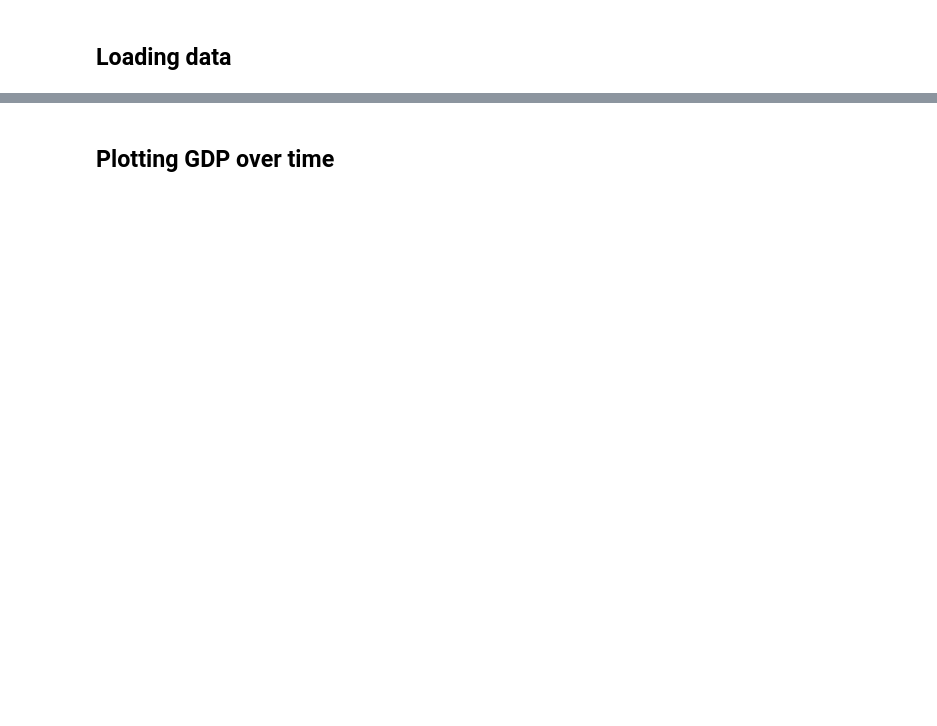
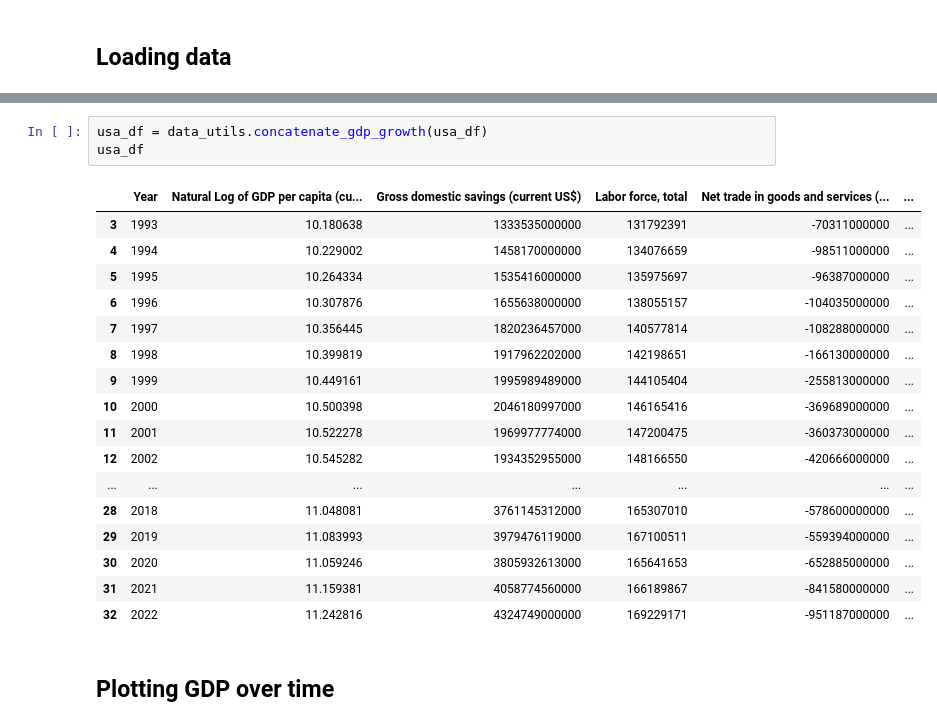
Before and after one commit to adityapentyala/egd-assignment, a Jupyter notebook: src/usa_regression.ipynb, the cells around one changed output, grey strips where cells are left out. Saved outputs shown, nothing was run; the diff lists cells and outputs as text; blank space fills up the shorter version.

```diff
--- a/src/usa_regression.ipynb
+++ b/src/usa_regression.ipynb
@@ -38,3 +19,24 @@ explanatory
+# %%
+usa_df = data_utils.concatenate_gdp_growth(usa_df)
+usa_df
+# %% [output]
+|  | Year | Natural Log of GDP per capita (cu... | Gross domestic savings (current US$) | Labor force, total | Net trade in goods and services (... | ... |
+| 3 | 1993 | 10.180638 | 1333535000000 | 131792391 | -70311000000 | ... |
+| 4 | 1994 | 10.229002 | 1458170000000 | 134076659 | -98511000000 | ... |
+| 5 | 1995 | 10.264334 | 1535416000000 | 135975697 | -96387000000 | ... |
+| 6 | 1996 | 10.307876 | 1655638000000 | 138055157 | -104035000000 | ... |
+| 7 | 1997 | 10.356445 | 1820236457000 | 140577814 | -108288000000 | ... |
+| 8 | 1998 | 10.399819 | 1917962202000 | 142198651 | -166130000000 | ... |
+| 9 | 1999 | 10.449161 | 1995989489000 | 144105404 | -255813000000 | ... |
+| 10 | 2000 | 10.500398 | 2046180997000 | 146165416 | -369689000000 | ... |
+| 11 | 2001 | 10.522278 | 1969977774000 | 147200475 | -360373000000 | ... |
+| 12 | 2002 | 10.545282 | 1934352955000 | 148166550 | -420666000000 | ... |
+| ... | ... | ... | ... | ... | ... | ... |
+| 28 | 2018 | 11.048081 | 3761145312000 | 165307010 | -578600000000 | ... |
+| 29 | 2019 | 11.083993 | 3979476119000 | 167100511 | -559394000000 | ... |
+| 30 | 2020 | 11.059246 | 3805932613000 | 165641653 | -652885000000 | ... |
+| 31 | 2021 | 11.159381 | 4058774560000 | 166189867 | -841580000000 | ... |
+| 32 | 2022 | 11.242816 | 4324749000000 | 169229171 | -951187000000 | ... |
 # %% [markdown]
 ## Plotting GDP over time
 # %%
```
Also changed, not shown: parts of 11 cells of this notebook.
